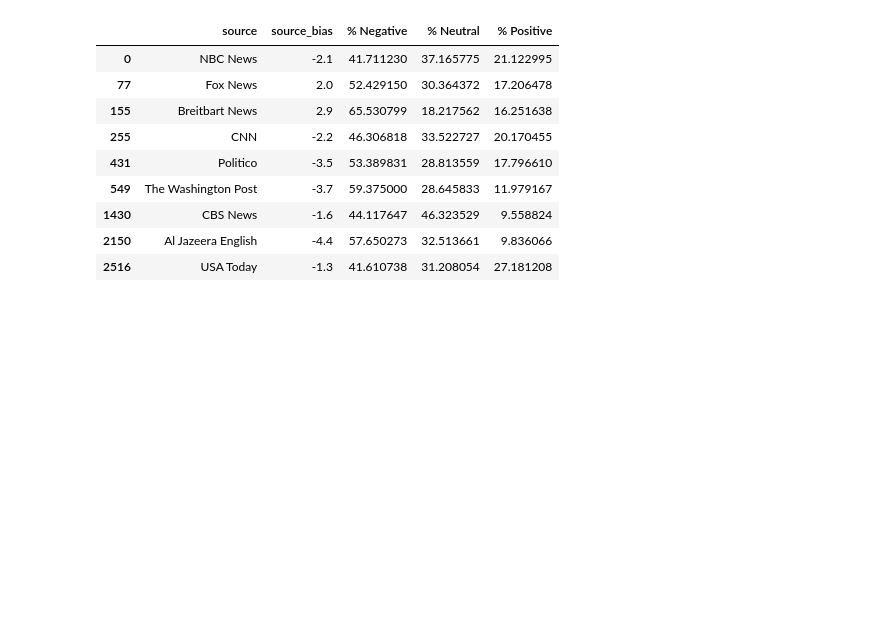
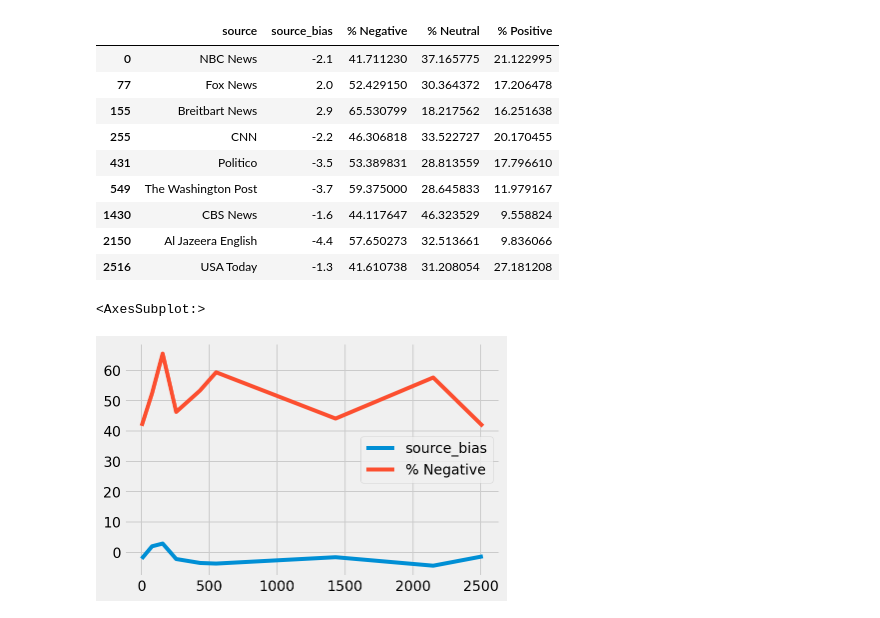
Before and after one commit to James-Ashley/sentiment-analysis-dashboard, a Jupyter notebook: sentiment_analysis/data_analysis.ipynb, the cells around one changed output. Saved outputs shown, nothing was run; the diff lists cells and outputs as text; code cells hidden in the pictures; blank space fills up the shorter version.

```diff
--- a/sentiment_analysis/data_analysis.ipynb
+++ b/sentiment_analysis/data_analysis.ipynb
@@ -154,3 +159,8 @@ df_bias_percs
 | 1430 | CBS News | -1.6 | 44.117647 | 46.323529 | 9.558824 |
 | 2150 | Al Jazeera English | -4.4 | 57.650273 | 32.513661 | 9.836066 |
 | 2516 | USA Today | -1.3 | 41.610738 | 31.208054 | 27.181208 |
+# %%
+df_bias_percs[['source_bias', '% Negative']].plot()
+# %% [output]
+<AxesSubplot:>
+[figure, added]
```
Also changed, not shown: parts of 6 cells of this notebook, 1 other file.
